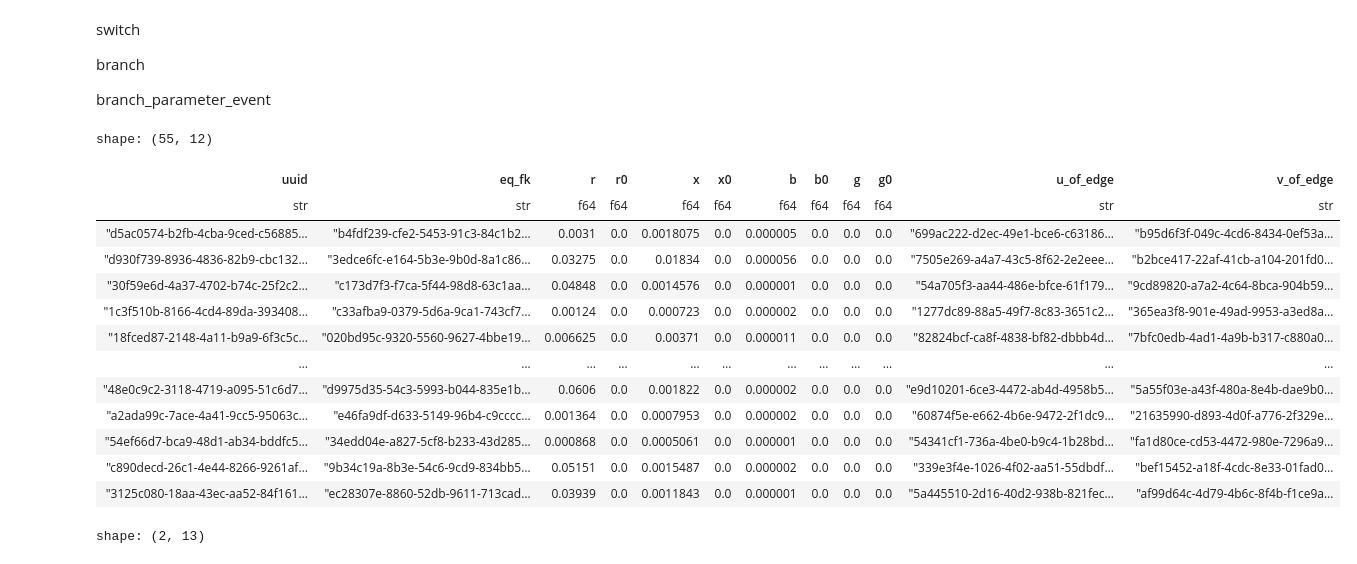
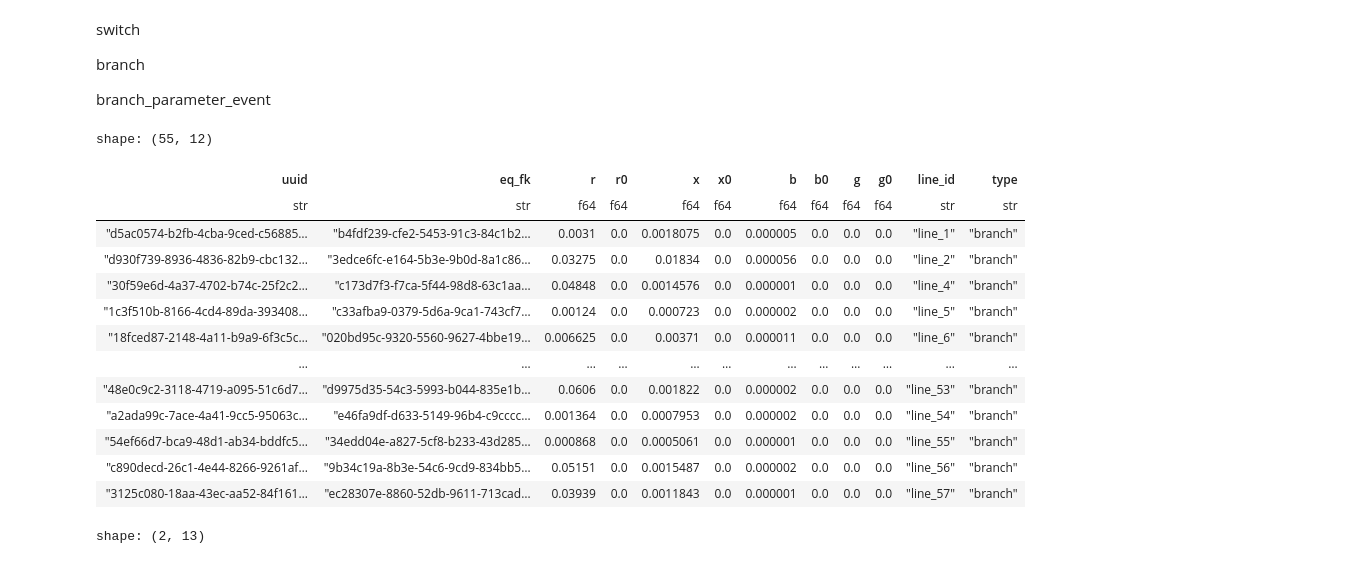
Before and after one commit to heig-vd-ie/distflow-state-estimation, a Jupyter notebook: scrips/distflow_pp_comparaison.ipynb, the cells around one changed output. Cells and saved outputs as stored; diff of their text form; code cells hidden in the pictures.

Commit message:
Update : Create line_data from matlab data

```diff
--- a/scrips/distflow_pp_comparaison.ipynb
+++ b/scrips/distflow_pp_comparaison.ipynb
@@ -72,52 +125,68 @@ branch_parameter_event
 # %%
-branch = changes_schema.branch_parameter_event.select(
-    c("uuid"),
-    # c("source_fk"),
-    c("eq_fk"),
-    c("r"),
-    c("r0"),
-    c("x"),
-    c("x0"),
-    c("b"),
-    c("b0"),
-    c("g"),
-    c("g0"),
-)
-# line_data_2 = branch.join(
-#     changes_schema.connectivity, left_on="eq_fk", right_on="eq_fk", how="inner"
-# ).drop(
-#     cs.ends_with("_right")
-# )  # Remove duplicate columns name from right
+# ## Work but don't take the switch into account, make it with connectivity_node at first
+# branch = changes_schema.branch_parameter_event.select(
+#     c("uuid"),
+#     # c("source_fk"),
+#     c("eq_fk"),
+#     c("r"),
+#     c("r0"),
+#     c("x"),
+#     c("x0"),
+#     c("b"),
+#     c("b0"),
+#     c("g"),
+#     c("g0"),
+# )
 
-cn_mapping = pl_to_dict(
-    changes_schema.connectivity.select(
-        pl.concat_str("eq_fk", "side").alias("id"), "uuid"
-    )
-)
-line_data_2 = branch.with_columns(
-    (c("eq_fk") + "t1")
-    .replace_strict(cn_mapping, default=None)
-    .alias("u_of_edge"),  # Replace eq_fk with uuid from connectivity for branch
-    (c("eq_fk") + "t2").replace_strict(cn_mapping, default=None).alias("v_of_edge"),
-)
-line_data_2
+# cn_mapping = pl_to_dict(
+#     changes_schema.connectivity.select(
+#         pl.concat_str("eq_fk", "side").alias("id"), "uuid"
+#     )
+# )
+# line_data_2 = branch.with_columns(
+#     (c("eq_fk") + "t1")
+#     .replace_strict(cn_mapping, default=None)
+#     .alias("u_of_edge"),  # Replace eq_fk with uuid from connectivity for branch
+#     (c("eq_fk") + "t2").replace_strict(cn_mapping, default=None).alias("v_of_edge"),
+# )
 
-# replace with the node id for u_of_edge and v_of_edge
+# line_id_mapping = pl_to_dict(
+#     changes_schema.resource.filter(
+#         (c("concrete_class") == "branch") | (c("concrete_class") == "switch")
+#     ).select("uuid", "dso_code")
+# )
+
+# line_type_mapping = pl_to_dict(
+#     changes_schema.resource.filter(
+#         (c("concrete_class") == "branch") | (c("concrete_class") == "switch")
+#     ).select("uuid", "concrete_class")
+# )
+# line_data_2 = branch.with_columns(
+#     c("eq_fk")
+#     .replace_strict(line_id_mapping, default=None)
+#     .alias("line_id"),  # add dso_code to line_id
+#     c("eq_fk")
+#     .replace_strict(line_type_mapping, default=None)
+#     .alias("type"),  # add dso_code to line_id
+# )
+
+# line_data_2
+# # replace with the node id for u_of_edge and v_of_edge
 # %% [output]
 shape: (55, 12)
-| uuid | eq_fk | r | r0 | x | x0 | b | b0 | g | g0 | u_of_edge | v_of_edge |
+| uuid | eq_fk | r | r0 | x | x0 | b | b0 | g | g0 | line_id | type |
 | str | str | f64 | f64 | f64 | f64 | f64 | f64 | f64 | f64 | str | str |
-| "d5ac0574-b2fb-4cba-9ced-c56885… | "b4fdf239-cfe2-5453-91c3-84c1b2… | 0.0031 | 0.0 | 0.0018075 | 0.0 | 0.000005 | 0.0 | 0.0 | 0.0 | "699ac222-d2ec-49e1-bce6-c63186… | "b95d6f3f-049c-4cd6-8434-0ef53a… |
-| "d930f739-8936-4836-82b9-cbc132… | "3edce6fc-e164-5b3e-9b0d-8a1c86… | 0.03275 | 0.0 | 0.01834 | 0.0 | 0.000056 | 0.0 | 0.0 | 0.0 | "7505e269-a4a7-43c5-8f62-2e2eee… | "b2bce417-22af-41cb-a104-201fd0… |
-| "30f59e6d-4a37-4702-b74c-25f2c2… | "c173d7f3-f7ca-5f44-98d8-63c1aa… | 0.04848 | 0.0 | 0.0014576 | 0.0 | 0.000001 | 0.0 | 0.0 | 0.0 | "54a705f3-aa44-486e-bfce-61f179… | "9cd89820-a7a2-4c64-8bca-904b59… |
-| "1c3f510b-8166-4cd4-89da-393408… | "c33afba9-0379-5d6a-9ca1-743cf7… | 0.00124 | 0.0 | 0.000723 | 0.0 | 0.000002 | 0.0 | 0.0 | 0.0 | "1277dc89-88a5-49f7-8c83-3651c2… | "365ea3f8-901e-49ad-9953-a3ed8a… |
-| "18fced87-2148-4a11-b9a9-6f3c5c… | "020bd95c-9320-5560-9627-4bbe19… | 0.006625 | 0.0 | 0.00371 | 0.0 | 0.000011 | 0.0 | 0.0 | 0.0 | "82824bcf-ca8f-4838-bf82-dbbb4d… | "7bfc0edb-4ad1-4a9b-b317-c880a0… |
+| "d5ac0574-b2fb-4cba-9ced-c56885… | "b4fdf239-cfe2-5453-91c3-84c1b2… | 0.0031 | 0.0 | 0.0018075 | 0.0 | 0.000005 | 0.0 | 0.0 | 0.0 | "line_1" | "branch" |
+| "d930f739-8936-4836-82b9-cbc132… | "3edce6fc-e164-5b3e-9b0d-8a1c86… | 0.03275 | 0.0 | 0.01834 | 0.0 | 0.000056 | 0.0 | 0.0 | 0.0 | "line_2" | "branch" |
+| "30f59e6d-4a37-4702-b74c-25f2c2… | "c173d7f3-f7ca-5f44-98d8-63c1aa… | 0.04848 | 0.0 | 0.0014576 | 0.0 | 0.000001 | 0.0 | 0.0 | 0.0 | "line_4" | "branch" |
+| "1c3f510b-8166-4cd4-89da-393408… | "c33afba9-0379-5d6a-9ca1-743cf7… | 0.00124 | 0.0 | 0.000723 | 0.0 | 0.000002 | 0.0 | 0.0 | 0.0 | "line_5" | "branch" |
+| "18fced87-2148-4a11-b9a9-6f3c5c… | "020bd95c-9320-5560-9627-4bbe19… | 0.006625 | 0.0 | 0.00371 | 0.0 | 0.000011 | 0.0 | 0.0 | 0.0 | "line_6" | "branch" |
 | … | … | … | … | … | … | … | … | … | … | … | … |
-| "48e0c9c2-3118-4719-a095-51c6d7… | "d9975d35-54c3-5993-b044-835e1b… | 0.0606 | 0.0 | 0.001822 | 0.0 | 0.000002 | 0.0 | 0.0 | 0.0 | "e9d10201-6ce3-4472-ab4d-4958b5… | "5a55f03e-a43f-480a-8e4b-dae9b0… |
-| "a2ada99c-7ace-4a41-9cc5-95063c… | "e46fa9df-d633-5149-96b4-c9cccc… | 0.001364 | 0.0 | 0.0007953 | 0.0 | 0.000002 | 0.0 | 0.0 | 0.0 | "60874f5e-e662-4b6e-9472-2f1dc9… | "21635990-d893-4d0f-a776-2f329e… |
-| "54ef66d7-bca9-48d1-ab34-bddfc5… | "34edd04e-a827-5cf8-b233-43d285… | 0.000868 | 0.0 | 0.0005061 | 0.0 | 0.000001 | 0.0 | 0.0 | 0.0 | "54341cf1-736a-4be0-b9c4-1b28bd… | "fa1d80ce-cd53-4472-980e-7296a9… |
-| "c890decd-26c1-4e44-8266-9261af… | "9b34c19a-8b3e-54c6-9cd9-834bb5… | 0.05151 | 0.0 | 0.0015487 | 0.0 | 0.000002 | 0.0 | 0.0 | 0.0 | "339e3f4e-1026-4f02-aa51-55dbdf… | "bef15452-a18f-4cdc-8e33-01fad0… |
-| "3125c080-18aa-43ec-aa52-84f161… | "ec28307e-8860-52db-9611-713cad… | 0.03939 | 0.0 | 0.0011843 | 0.0 | 0.000001 | 0.0 | 0.0 | 0.0 | "5a445510-2d16-40d2-938b-821fec… | "af99d64c-4d79-4b6c-8f4b-f1ce9a… |
+| "48e0c9c2-3118-4719-a095-51c6d7… | "d9975d35-54c3-5993-b044-835e1b… | 0.0606 | 0.0 | 0.001822 | 0.0 | 0.000002 | 0.0 | 0.0 | 0.0 | "line_53" | "branch" |
+| "a2ada99c-7ace-4a41-9cc5-95063c… | "e46fa9df-d633-5149-96b4-c9cccc… | 0.001364 | 0.0 | 0.0007953 | 0.0 | 0.000002 | 0.0 | 0.0 | 0.0 | "line_54" | "branch" |
+| "54ef66d7-bca9-48d1-ab34-bddfc5… | "34edd04e-a827-5cf8-b233-43d285… | 0.000868 | 0.0 | 0.0005061 | 0.0 | 0.000001 | 0.0 | 0.0 | 0.0 | "line_55" | "branch" |
+| "c890decd-26c1-4e44-8266-9261af… | "9b34c19a-8b3e-54c6-9cd9-834bb5… | 0.05151 | 0.0 | 0.0015487 | 0.0 | 0.000002 | 0.0 | 0.0 | 0.0 | "line_56" | "branch" |
+| "3125c080-18aa-43ec-aa52-84f161… | "ec28307e-8860-52db-9611-713cad… | 0.03939 | 0.0 | 0.0011843 | 0.0 | 0.000001 | 0.0 | 0.0 | 0.0 | "line_57" | "branch" |
 # %%
 changes_schema.connectivity.filter(c("eq_fk") == "b4fdf239-cfe2-5453-91c3-84c1b271b8bc")
 # %% [output]
```
Also changed, not shown: parts of 4 cells of this notebook.
